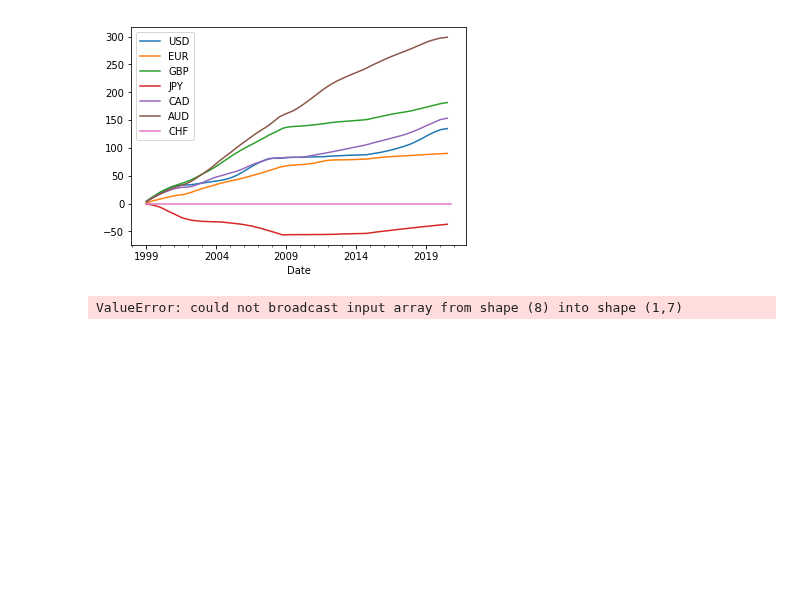
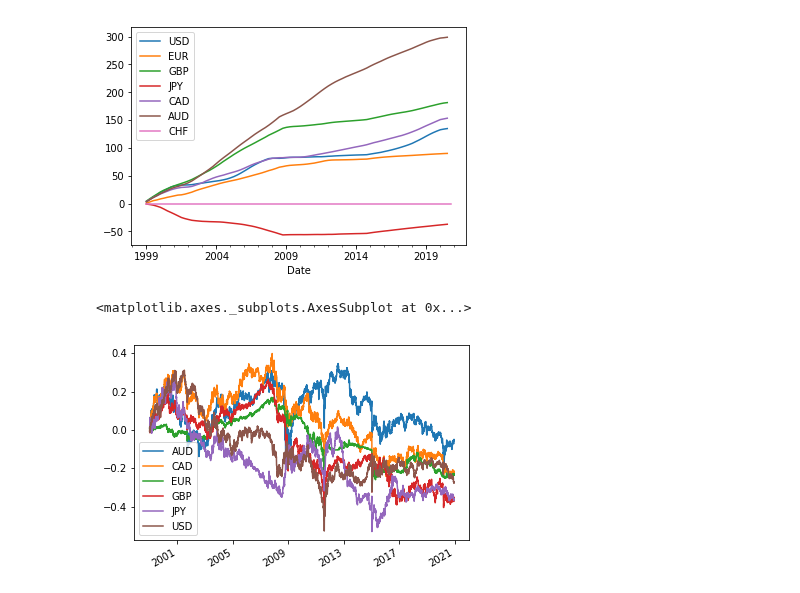
Before and after one commit to Tobias-Mann/Practicioners-Seminar-Notebook, a Jupyter notebook: Optimal Currency Hedging for International Equity Portfolios.ipynb, the cells around one changed output. Cells and saved outputs as stored; diff of their text form; code cells hidden in the pictures; blank space fills up the shorter version.

```diff
--- a/Optimal Currency Hedging for International Equity Portfolios.ipynb
+++ b/Optimal Currency Hedging for International Equity Portfolios.ipynb
@@ -124,4 +117,0 @@ for year in set(alpha_eq.index.year):
-# %%
- monthly_weights.iloc[monthly_weights.index==(1999,2),:]= (1,1,1,1,1,1,1,1)
-# %% [output]
-ValueError: could not broadcast input array from shape (8) into shape (1,7)
@@ -127,0 +123,22 @@ ValueError: could not broadcast input array from shape (8) into shape (1,7)
+# %%
+daycountconvention = 365
+month = daycountconvention / 12
+daily_interestrates = (pd.read_excel("./Data/3M_interest_rates.xlsx", index_col=0, header=0).iloc[1:,:].dropna()/100).sort_index()
+daily_interestrates.index = pd.to_datetime(daily_interestrates.index)
+for col in daily_interestrates.columns:
+    daily_interestrates[col] = daily_interestrates[col].apply(lambda x: np.log(1+x)/daycountconvention)
+with np.errstate(divide='ignore'):
+    daily_fx_returns = np.log((1/pd.read_excel("./Data/FX_CHF_ALL_1971-2020.xlsx", index_col=0).sort_index()).pct_change().dropna()+1)
+daily_fx_returns.index = pd.to_datetime(daily_fx_returns.index)
+# %%
+daily_fi = daily_interestrates[[col for col in daily_interestrates.columns if col != "CHF"]]
+daily_di = daily_interestrates["CHF"]
+#daily_fx_returns = daily_fx_returns[daily_fx_returns.indrx.isin()]
+daily_fx_returns.columns = [name.replace(daily_di.name, "") for name in daily_fx_returns.columns]
+daily_fx_excess = (daily_fx_returns + daily_fi.sub(daily_di, axis="rows")).dropna()
+# %%
+# Plotting daily cumlative currency excess returns
+daily_fx_excess.cumsum().plot()
+# %% [output]
+<matplotlib.axes._subplots.AxesSubplot at 0x...>
+[figure, added]
```
Also changed, not shown: parts of 12 cells of this notebook.
